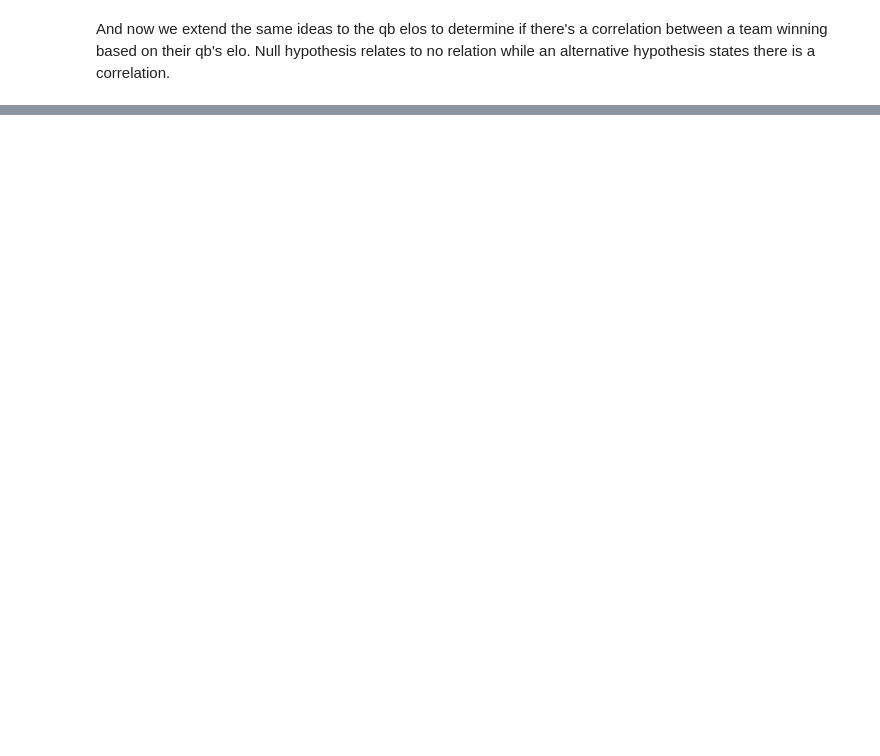
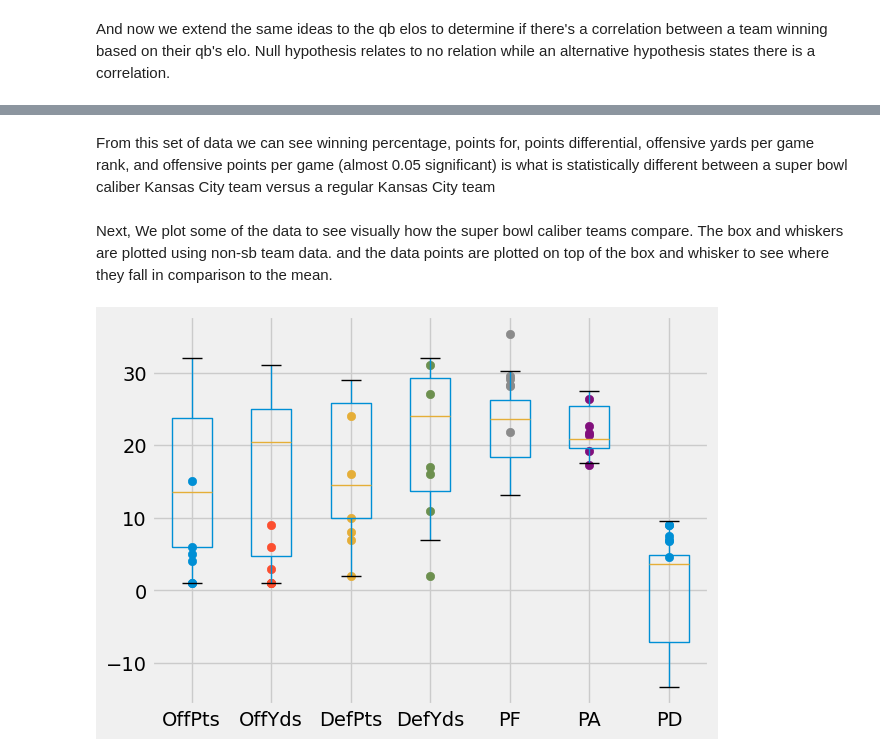
Before and after one commit to AndyGran/CMSC-320-Final-Project, a Jupyter notebook: Data-Analysis.ipynb, the cells around one changed output, grey strips where cells are left out. Drawn from its saved outputs; the diff is of its cells as text; code cells hidden in the pictures; blank space fills up the shorter version.

```diff
--- a/Data-Analysis.ipynb
+++ b/Data-Analysis.ipynb
@@ -65,0 +71,16 @@ P-Value: 5.6393213619230115e-52
+# %%
+team_data = pd.read_csv('team_data.csv')
+
+#take modern data of when the league was at least 28 teams
+team_data = team_data[(team_data['out of'] == 32) & (team_data['Year'] < 2024)]
+team_data['winning_pct'] = team_data['W'] / (team_data['W'] + team_data['L'])
+team_data['Games'] = team_data['W'] + team_data['L'] + team_data['T']
+team_data.fillna({'Playoffs': 'Did not make Playoffs'}, inplace=True)
+#normalize data to per game data to allow for comparison between seasons of different lengths
+for data in ['PF', 'PA', 'PD']:
+    team_data[data] = team_data[data] / team_data['Games']
+
+#seperate data of superbowl caliber teams and non superbowl caliber teams
+sb_data = team_data[team_data['Playoffs'].str.contains('SB') | team_data['Playoffs'].str.contains('Conf')]
+non_sb_data = team_data[~team_data['Playoffs'].str.contains('SB') & ~team_data['Playoffs'].str.contains('Conf')]
+sb_data
@@ -65,0 +96,10 @@ P-Value: 5.6393213619230115e-52
+# %%
+#use t-tests to find which stats indicate a statistical different between superbowl winning teams and non superbowl winning teams
+stats_list = ['winning_pct', 'PF', 'PA', 'PD']
+for stat in stats_list:
+    print(stat, stats.ttest_ind(sb_data[stat], non_sb_data[stat]).pvalue)
+
+#use Wilcoxon rank sum for rank data
+rank_list = ['OffPts', 'OffYds', 'DefPts', 'DefYds']
+for stat in rank_list:
+    print(stat, stats.ranksums(sb_data[stat], non_sb_data[stat]).pvalue)
@@ -65,0 +115,14 @@ P-Value: 5.6393213619230115e-52
+# %% [markdown]
+From this set of data we can see winning percentage, points for, points differential, offensive yards per game rank, and offensive points per game (almost 0.05 significant) is what is statistically different between a super bowl caliber Kansas City team versus a regular Kansas City team
+# %% [markdown]
+Next, We plot some of the data to see visually how the super bowl caliber teams compare. The box and whiskers are plotted using non-sb team data. and the data points are plotted on top of the box and whisker to see where they fall in comparison to the mean.
+# %%
+percentage_stats = ['OffPts', 'OffYds', 'DefPts', 'DefYds', 'PF', 'PA', 'PD']
+non_sb_data.boxplot(column= percentage_stats)
+
+for i, stat in enumerate(percentage_stats, start=1):
+    y = sb_data[stat]
+    x = [i] * len(y)
+    plt.scatter(x, y)
+# %% [output]
+[figure, added]
```
Also changed, not shown: parts of 9 cells of this notebook, 1 other file.
